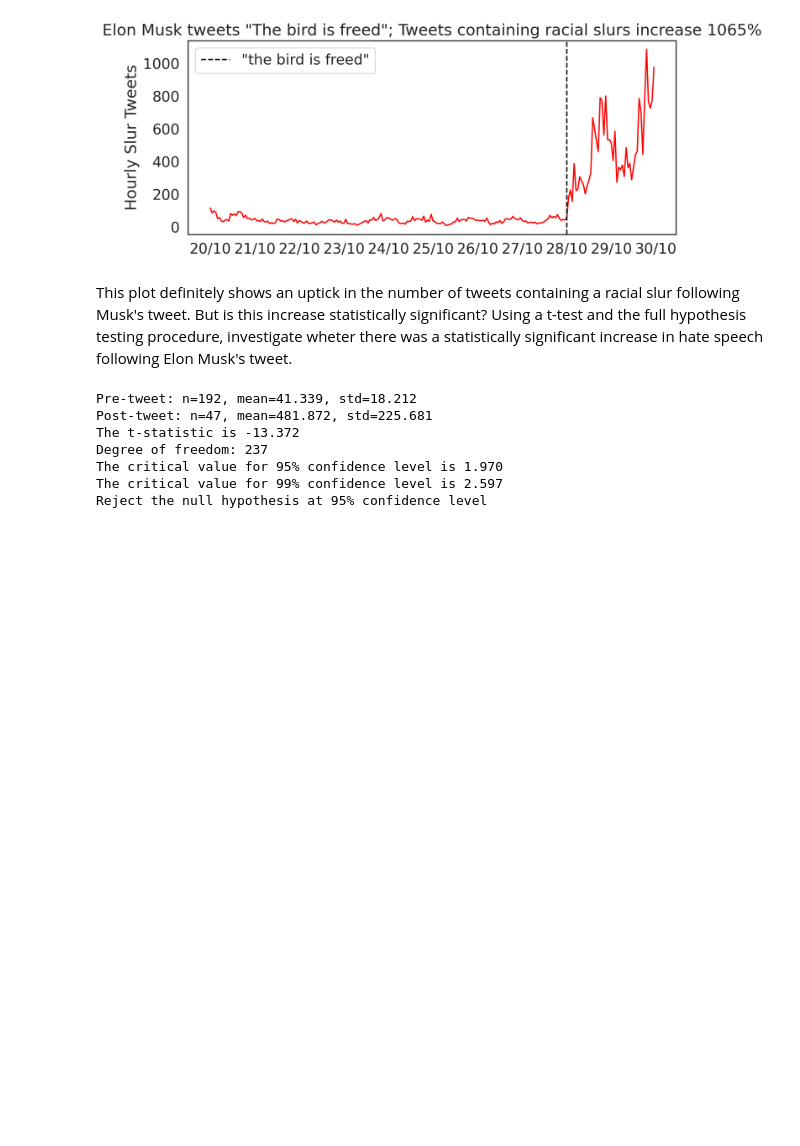
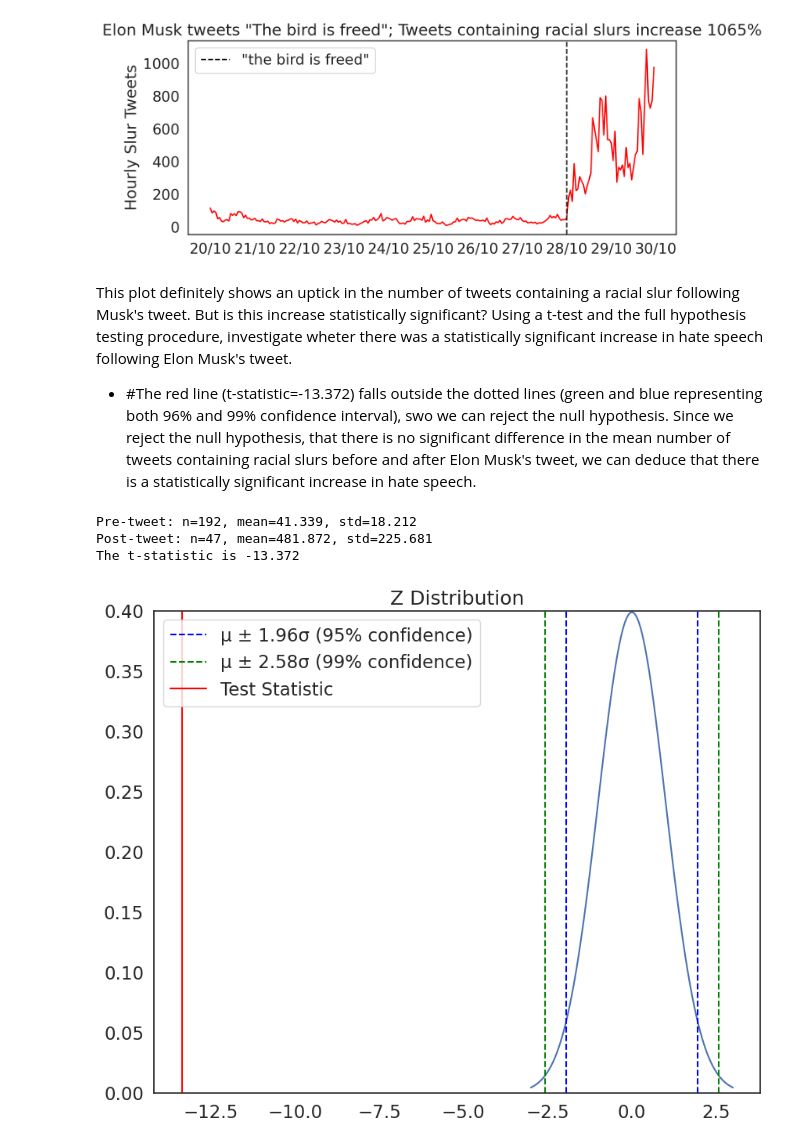
Before and after one commit to capucinelabouret/QM2, a Jupyter notebook: notebooks/W07. Hypothesis Testing.ipynb, the cells around one changed output. Cells and saved outputs as stored; diff of their text form; code cells hidden in the pictures; blank space fills up the shorter version.

```diff
--- a/notebooks/W07. Hypothesis Testing.ipynb
+++ b/notebooks/W07. Hypothesis Testing.ipynb
@@ -302,13 +302,7 @@ The most significant pay gap is between white men and hispanic women.
 2. Some of this variation may be due to occupation. Compare income disparities between men and women within different occupations. Which occupation has the largest pay gap? which has the smallest?
 3. [Research suggests](https://journals.sagepub.com/doi/abs/10.1177/0730888401028004005) that within occupational groups, collective bargaining through union membership reduces pay gaps. Read the abstract of this article, and try to replicate the analysis using our dataset.
 # %%
-import pandas as pd
-import numpy as np
-from scipy import stats
-
-df = pd.read_csv('./data/wk7/cps.csv')
-
-sample_white_men = df.loc[(df['sex'] == 1) & (df['race'] == 1)].sample(n=500)
+sample_white_men = df.loc[(df['sex'] == 1) & (df['race'] == 1)].sample(500)
 
 groups = {
     'Black non hispanic': (df['sex'] == 1) & (df['race'] == 2),
@@ -322,7 +316,7 @@ groups = {
 
 t_tests = []
 for group_name, group_conditions in groups.items():
-    group_sample = df.loc[group_conditions].sample(n=500)
+    group_sample = df.loc[group_conditions].sample(500)
     t_stat, p_value = stats.ttest_ind(sample_white_men['incwage'], group_sample['incwage'])
     t_tests.append({'Group': group_name, 't_stat': t_stat, 'p_value': p_value})
 
@@ -385,51 +379,36 @@ plt.gca().xaxis.set_major_formatter(mdates.DateFormatter('%d/%m'))
 [figure]
 # %% [markdown]
 This plot definitely shows an uptick in the number of tweets containing a racial slur following Musk's tweet. But is this increase statistically significant? Using a t-test and the full hypothesis testing procedure, investigate wheter there was a statistically significant increase in hate speech following Elon Musk's tweet.
+
+- #The red line (t-statistic=-13.372) falls outside the dotted lines (green and blue representing both 96% and 99% confidence interval), swo we can reject the null hypothesis. Since we reject the null hypothesis, that there is no significant difference in the mean number of tweets containing racial slurs before and after Elon Musk's tweet, we can deduce that there is a statistically significant increase in hate speech.
 # %%
-def manual_ttest(pre_tweet, post_tweet,alpha=0.05):
+def manual_ttest(pre_tweet, post_tweet):
 
     pre_tweet = tweets[tweets['hour'] < tweet]['count']
     post_tweet = tweets[tweets['hour'] > tweet]['count']
 
     pre_desc = pre_tweet.describe()
     post_desc = post_tweet.describe()
 
     n1, mean1, std1 = pre_desc['count'], pre_mean, pre_desc['std']
     n2, mean2, std2 = post_desc['count'], post_mean, post_desc['std']
 
     se1, se2 = std1**2/n1, std2**2/n2
 
     sed = np.sqrt(se1 + se2)
 
     t_stat = (mean1 - mean2) / sed
 
-    df = n1 + n2 - 2
-
-    critical_value_95 = t.ppf(1 - alpha / 2, df)
-    critical_value_99 = t.ppf(1 - 0.01 / 2, df)
-
     print("Pre-tweet: n=%.0f, mean=%.3f, std=%.3f" % (n1,mean1,std1))
     print("Post-tweet: n=%.0f, mean=%.3f, std=%.3f" % (n2,mean2,std2))
     print('The t-statistic is %.3f' % t_stat)
-    print('Degree of freedom: %.0f' % df)
-    print('The critical value for 95%% confidence level is %.3f' % critical_value_95)
-    print('The critical value for 99%% confidence level is %.3f' % critical_value_99)
+    return(t_stat)
 
-    if abs(t_stat) > critical_value_95:
-        print("Reject the null hypothesis at 95% confidence level")
-    elif abs(t_stat) > critical_value_99:
-        print("Reject the null hypothesis at 99% confidence level")
-    else:
-        print("Fail to reject the null hypothesis")
-
-
-manual_ttest(pre_tweet, post_tweet)
-#The t-test results indicate a statistically significant increase in hate speech following Elon Musk's Tweet.
+t = manual_ttest(pre_tweet,post_tweet)
+plot_z(t)
+#The red line (t-statistic=-13.372) falls outside the dotted lines (green and blue representing both 96% and 99% confidence interval), swo we can reject the null hypothesis. Since we reject the null hypothesis, that there is no significant difference in the mean number of tweets containing racial slurs before and after Elon Musk's tweet, we can deduce that there is a statistically significant increase in hate speech.
 # %% [output]
 Pre-tweet: n=192, mean=41.339, std=18.212
 Post-tweet: n=47, mean=481.872, std=225.681
 The t-statistic is -13.372
-Degree of freedom: 237
-The critical value for 95% confidence level is 1.970
-The critical value for 99% confidence level is 2.597
-Reject the null hypothesis at 95% confidence level
+[figure, added]
```
Also changed, not shown: parts of 10 cells of this notebook.
